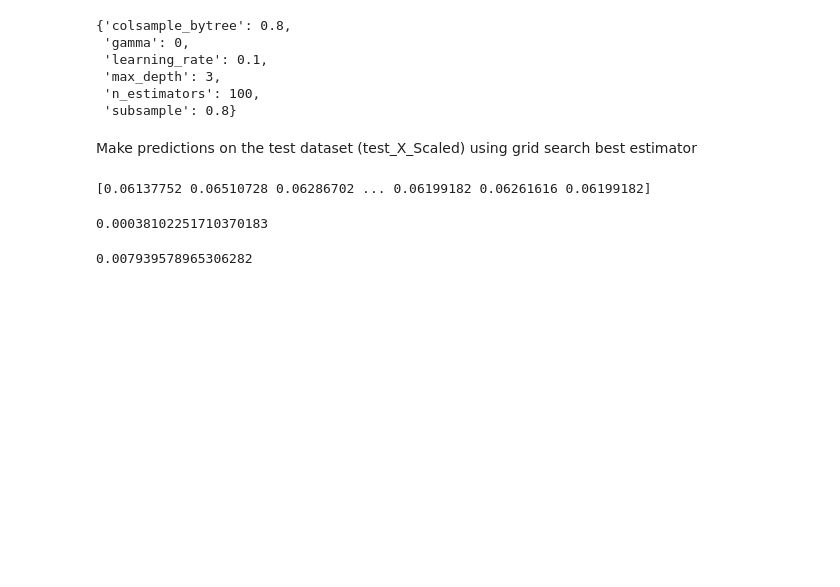
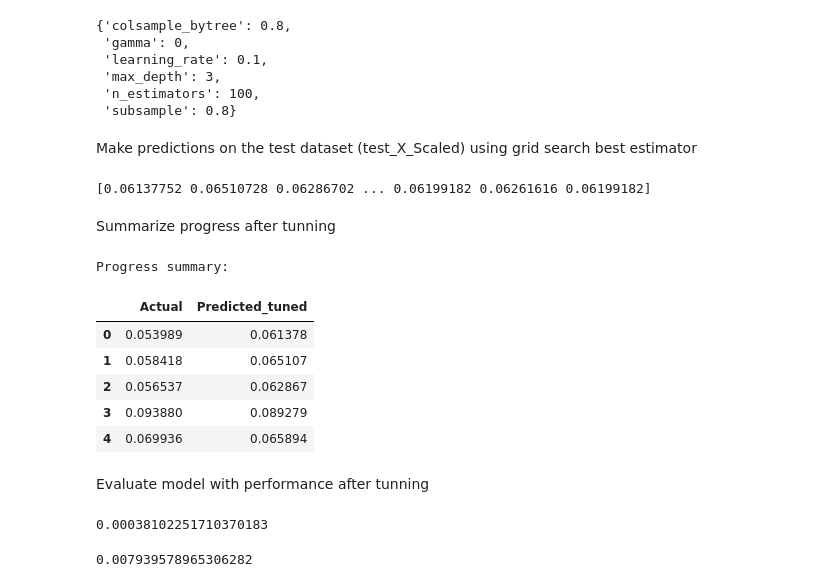
Before and after one commit to OlanreleOladeji/Demand-forecast--XGBoost, a Jupyter notebook: Products_quantity_forecasting_model_(XGB).ipynb, the cells around one changed output. Cells and saved outputs as stored; diff of their text form; code cells hidden in the pictures; blank space fills up the shorter version.

```diff
--- a/Products_quantity_forecasting_model_(XGB).ipynb
+++ b/Products_quantity_forecasting_model_(XGB).ipynb
@@ -322,6 +368,27 @@ predictions_tuned = y_predict_tuned = grid_search.best_estimator_.predict(test_X
 print(predictions_tuned)
 # %% [output]
 [0.06137752 0.06510728 0.06286702 ... 0.06199182 0.06261616 0.06199182]
+# %% [markdown]
+Summarize progress after tunning
+# %%
+Progress_summary_df = pd.DataFrame({
+        'Actual': test_y_Scaled['Sales'],
+        'Predicted_tuned': predictions_tuned[:test_y_Scaled.shape[0]]
+    })
+
+print("Progress summary:")
+
+display(Progress_summary_df.head(5))
+# %% [output]
+Progress summary:
+|  | Actual | Predicted_tuned |
+| 0 | 0.053989 | 0.061378 |
+| 1 | 0.058418 | 0.065107 |
+| 2 | 0.056537 | 0.062867 |
+| 3 | 0.093880 | 0.089279 |
+| 4 | 0.069936 | 0.065894 |
+# %% [markdown]
+Evaluate model with performance after tunning
 # %%
 mean_squared_error(test_y_Scaled, predictions_tuned)
 # %% [output]
```
Also changed, not shown: parts of 12 cells of this notebook.
